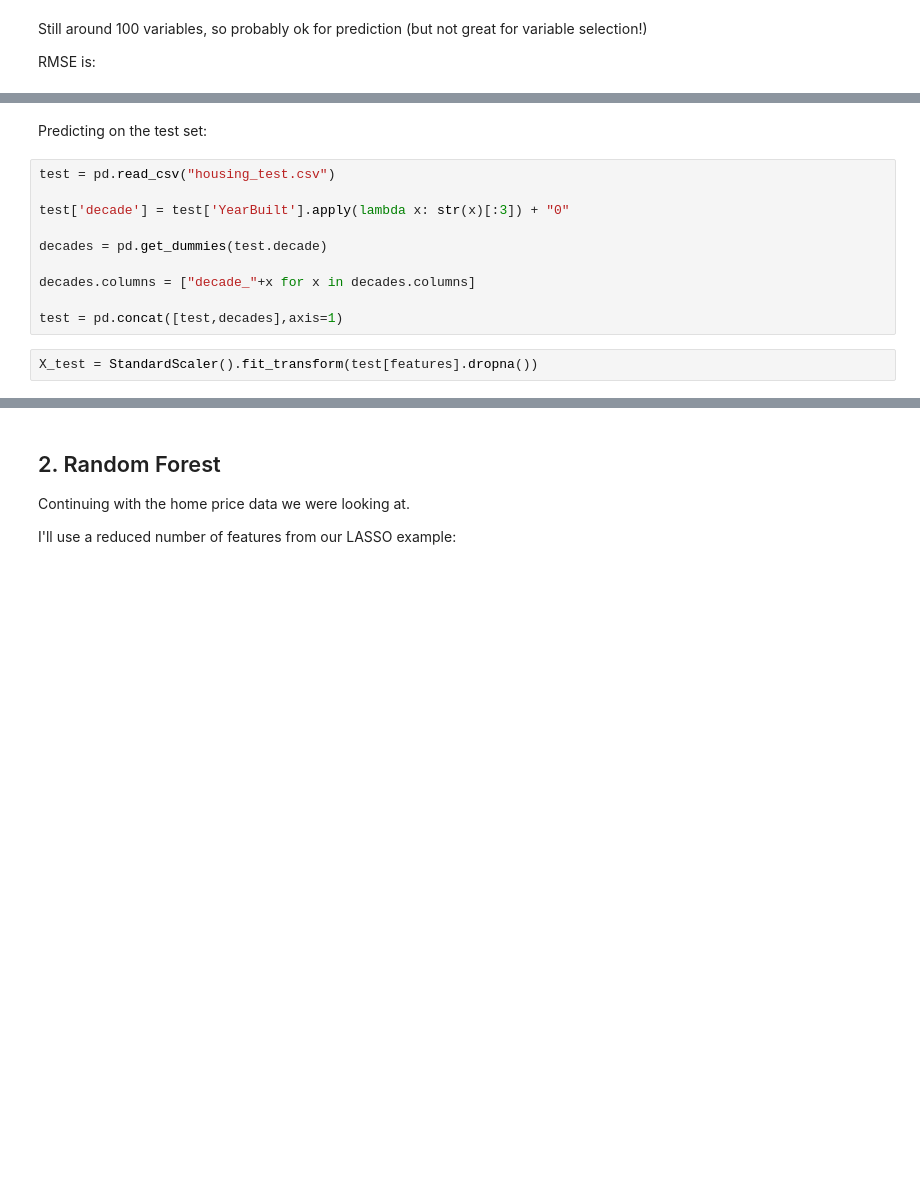
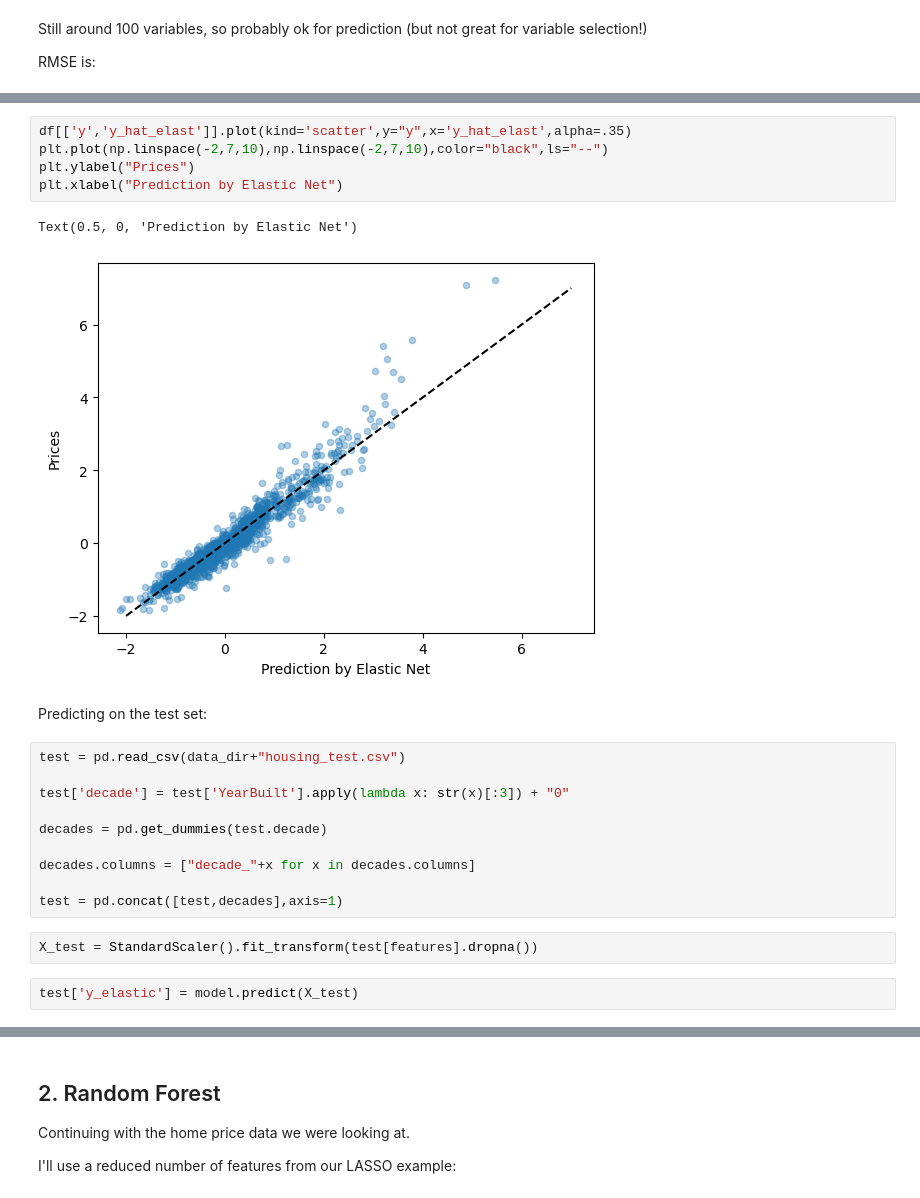
Before and after one commit to jphutch/ACE-592-SAE, a Jupyter notebook: Lectures/5_Analysis/35_SML_Examples.ipynb, the cells around one changed output, grey strips where cells are left out. Saved outputs shown, nothing was run; the diff lists cells and outputs as text; blank space fills up the shorter version.

```diff
--- a/Lectures/5_Analysis/35_SML_Examples.ipynb
+++ b/Lectures/5_Analysis/35_SML_Examples.ipynb
@@ -271,7 +271,15 @@ rmse_elast
+# %%
+df[['y','y_hat_elast']].plot(kind='scatter',y="y",x='y_hat_elast',alpha=.35)
+plt.plot(np.linspace(-2,7,10),np.linspace(-2,7,10),color="black",ls="--")
+plt.ylabel("Prices")
+plt.xlabel("Prediction by Elastic Net")
+# %% [output]
+Text(0.5, 0, 'Prediction by Elastic Net')
+[figure, added]
 # %% [markdown]
 Predicting on the test set:
 # %%
-test = pd.read_csv("housing_test.csv")
+test = pd.read_csv(data_dir+"housing_test.csv")
 
 test['decade'] = test['YearBuilt'].apply(lambda x: str(x)[:3]) + "0"
 
@@ -282,4 +290,6 @@ decades.columns = ["decade_"+x for x in decades.columns]
 test = pd.concat([test,decades],axis=1)
 # %%
 X_test = StandardScaler().fit_transform(test[features].dropna())
+# %%
+test['y_elastic'] = model.predict(X_test)
 # %%
```
Also changed, not shown: parts of 20 cells of this notebook.
